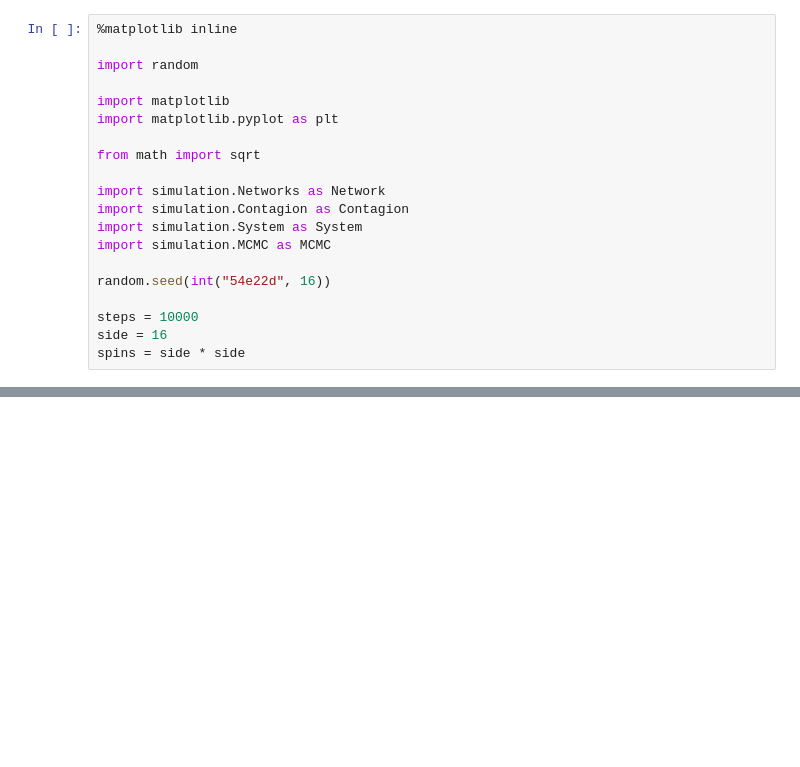
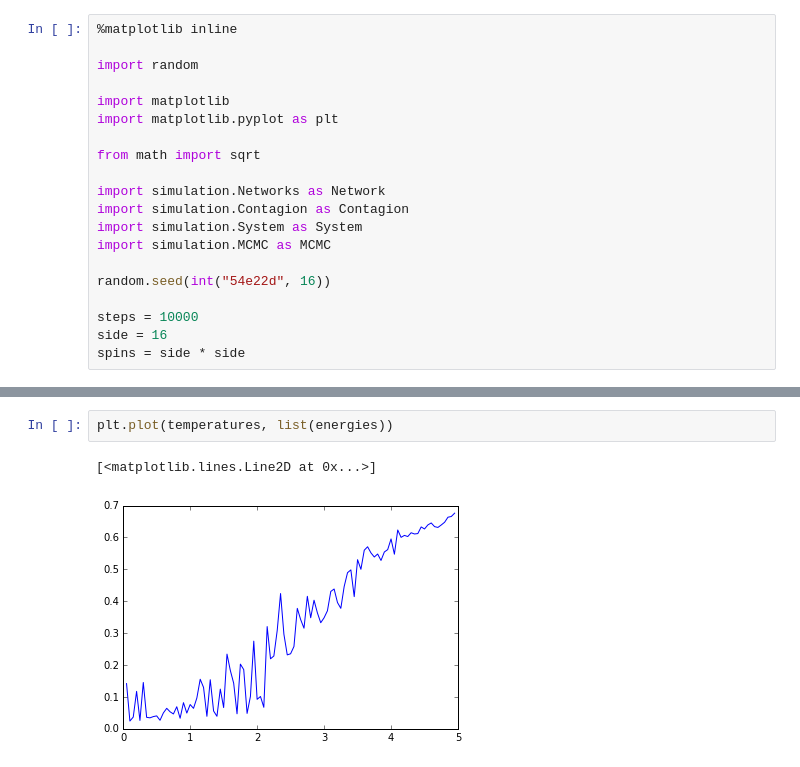
Before and after one commit to jfarid27/CFP-Simplified, a Jupyter notebook: Ising_2D_Lattice_checks.ipynb, the cells around one changed output, grey strips where cells are left out. Saved outputs shown, nothing was run; the diff lists cells and outputs as text; blank space fills up the shorter version.

```diff
--- a/Ising_2D_Lattice_checks.ipynb
+++ b/Ising_2D_Lattice_checks.ipynb
@@ -53,0 +55,5 @@ print(temperatures)
+# %%
+plt.plot(temperatures, list(energies))
+# %% [output]
+[<matplotlib.lines.Line2D at 0x...>]
+[figure, added]
```
Also changed, not shown: parts of 6 cells of this notebook.
